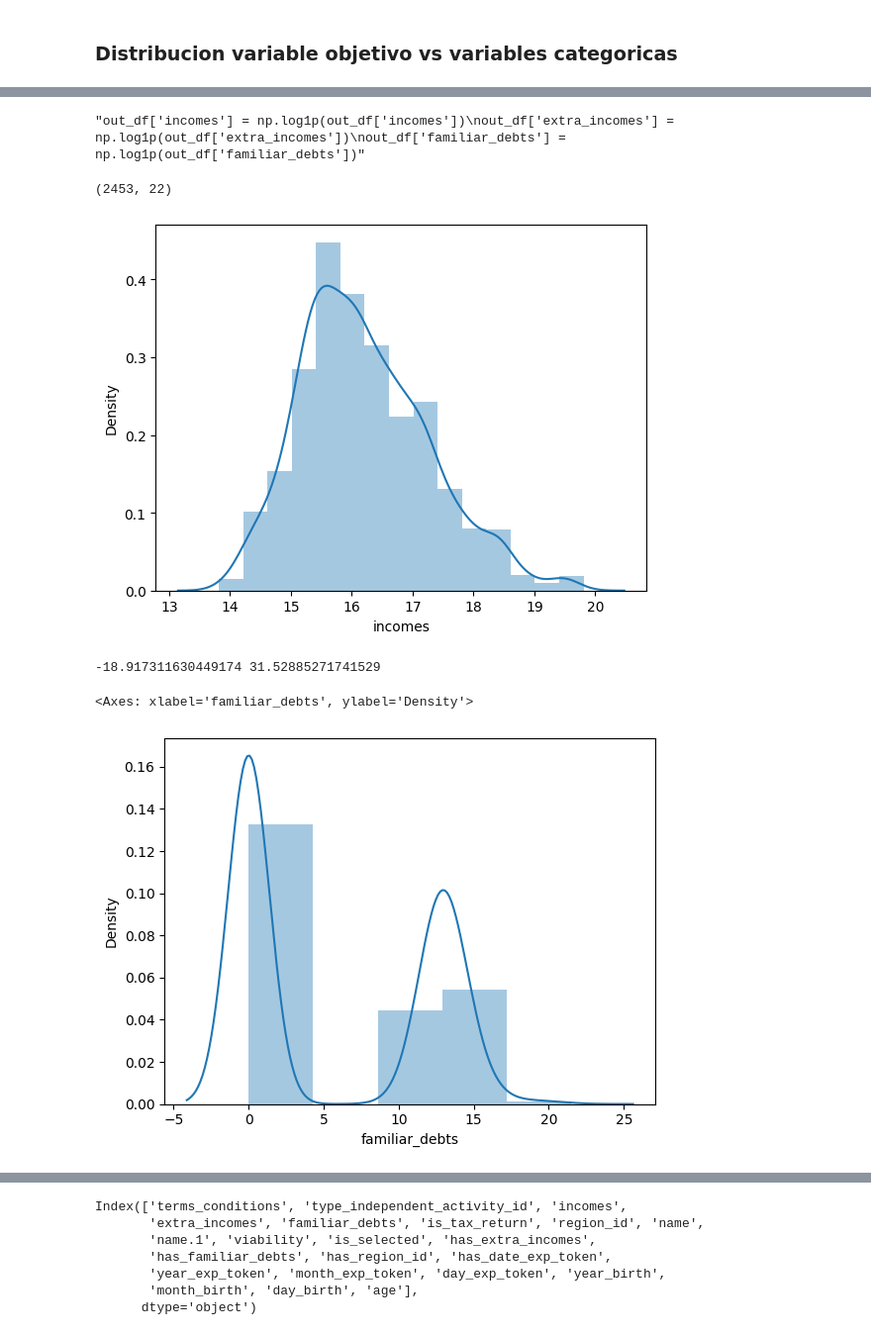
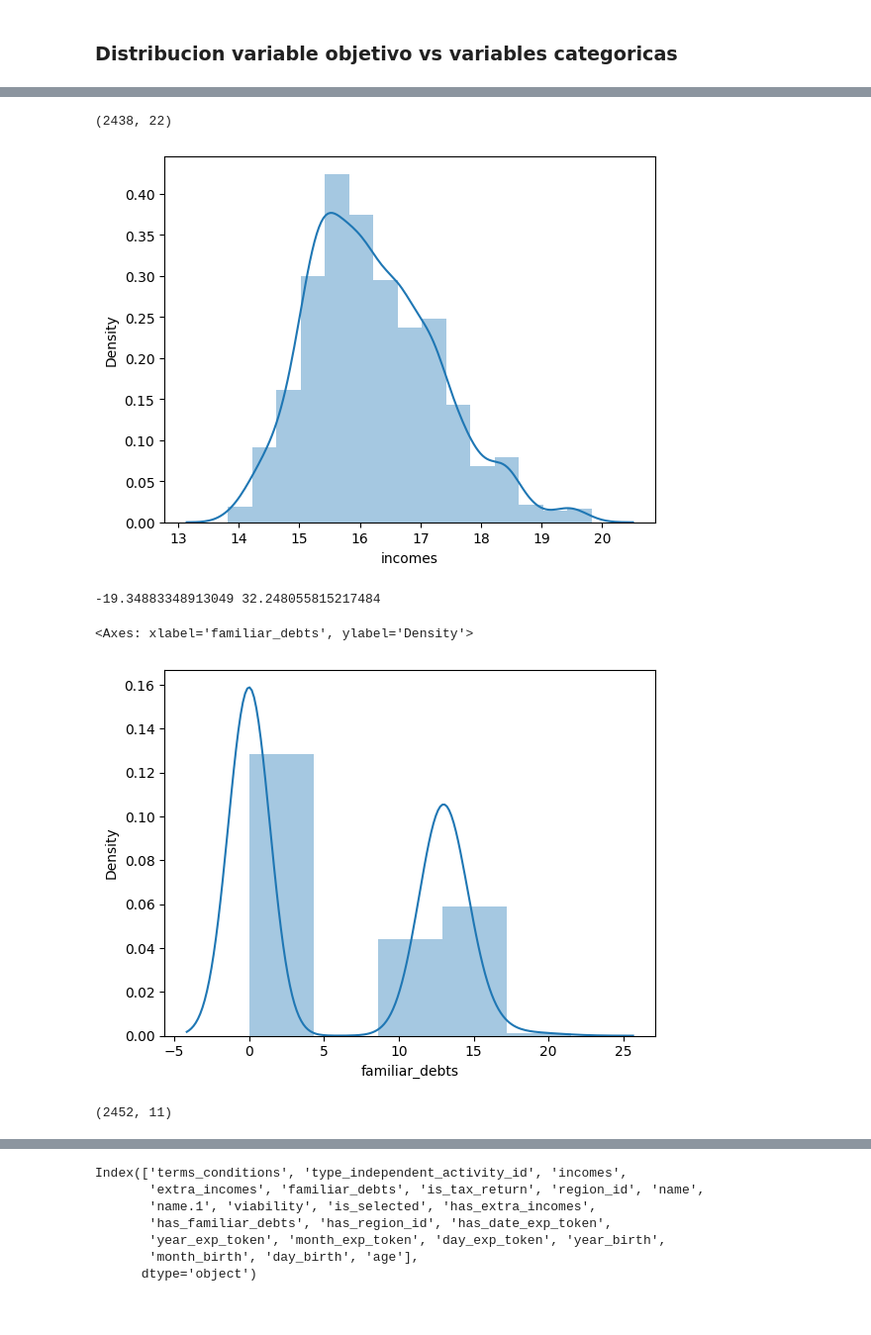
Before and after one commit to alejomaar/habi, a Jupyter notebook: prediction.ipynb, the cells around one changed output, grey strips where cells are left out. Shown: that part at 99% size. Saved outputs shown, nothing was run; the diff lists cells and outputs as text; code cells hidden in the pictures.

```diff
--- a/prediction.ipynb
+++ b/prediction.ipynb
@@ -446,27 +448,25 @@ type_independent_activity_id
 # %%
 out_df = new_df.copy()
-'''out_df['incomes'] = np.log1p(out_df['incomes'])
+out_df['incomes'] = np.log1p(out_df['incomes'])
 out_df['extra_incomes'] = np.log1p(out_df['extra_incomes'])
-out_df['familiar_debts'] = np.log1p(out_df['familiar_debts'])'''
+out_df['familiar_debts'] = np.log1p(out_df['familiar_debts'])
-# %% [output]
-"out_df['incomes'] = np.log1p(out_df['incomes'])\nout_df['extra_incomes'] = np.log1p(out_df['extra_incomes'])\nout_df['familiar_debts'] = np.log1p(out_df['familiar_debts'])"
 # %%
-'''
+
 q25, q75 = out_df['incomes'].quantile(0.25),out_df['incomes'].quantile(0.75)
 iqr = q75 - q25
 cut_off = iqr * 2
 lower, upper = q25 - cut_off, q75 + cut_off
 
 out_df = out_df[(out_df['incomes']>lower)&(out_df['incomes']<upper)]
 
 sns.distplot(out_df['incomes'],bins=15)
 
-out_df.shape'''
+out_df.shape
 # %% [output]
-(2453, 22)
+(2438, 22)
-[figure, old version]
+[figure, new version]
 # %%
-'''
+
 q25, q75 = out_df['familiar_debts'].quantile(0.25),out_df['familiar_debts'].quantile(0.75)
 
 iqr = q75 - q25
@@ -477,11 +477,15 @@ print(lower, upper)
 out_df = out_df[(out_df['familiar_debts']>lower)&(out_df['familiar_debts']<upper)]
 
 
-sns.distplot(out_df['familiar_debts'],bins=5)'''
+sns.distplot(out_df['familiar_debts'],bins=5)
 # %% [output]
--18.917311630449174 31.52885271741529
+-19.34883348913049 32.248055815217484
 <Axes: xlabel='familiar_debts', ylabel='Density'>
-[figure, old version]
+[figure, new version]
+# %%
+out_df[categorical].shape
+# %% [output]
+(2452, 11)
 # %%
 from sklearn.metrics import mutual_info_score
 
```
Also changed, not shown: parts of 19 cells of this notebook, 3 other files.
